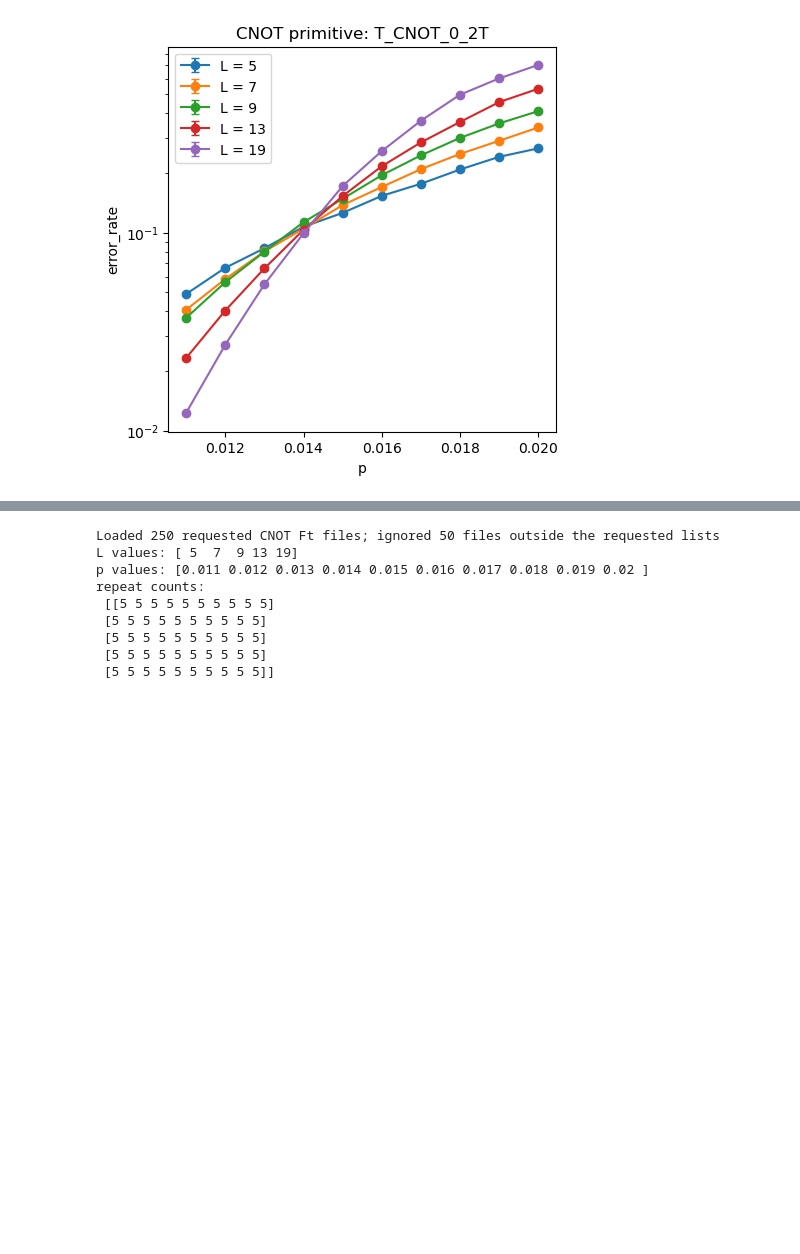
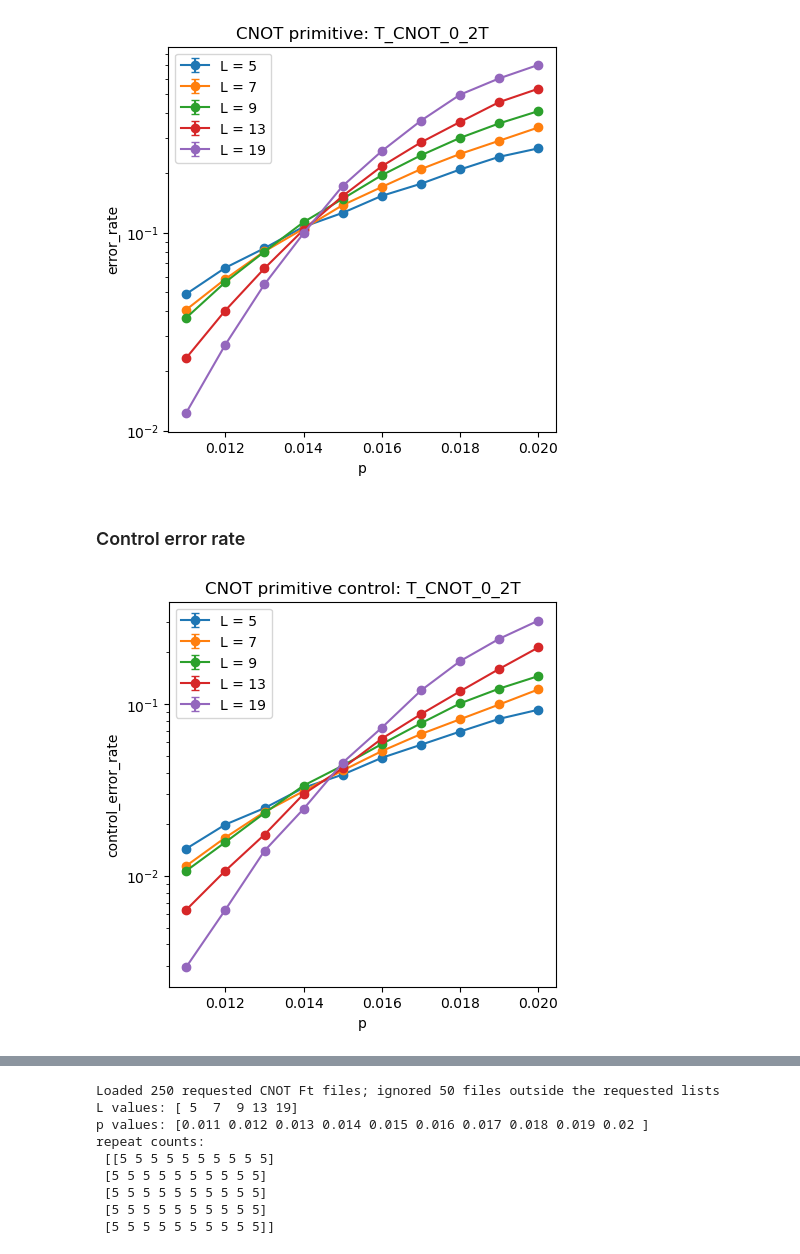
Before and after one commit to njvincent/mp-decoder, a Jupyter notebook: notebooks/cnot_primitive_analysis.ipynb, the cells around one changed output, grey strips where cells are left out. Cells and saved outputs as stored; diff of their text form; code cells hidden in the pictures; blank space fills up the shorter version.

Commit message:
Added separate error rate for control and target

```diff
--- a/notebooks/cnot_primitive_analysis.ipynb
+++ b/notebooks/cnot_primitive_analysis.ipynb
@@ -36,8 +37,10 @@ def load_cnot_ft_result(path):
         raise ValueError(f"Could not parse L/p params from {path}")
 
     ft = parse_scalar(text, "CNOT_Ft", path)
+    target_failures = parse_scalar(text, "target_logical_failures", path)
+    control_failures = parse_scalar(text, "control_logical_failures", path)
     trials = parse_scalar(text, "trials", path)
-    return int(l_match.group(1)), float(p_match.group(1)), ft, trials
+    return int(l_match.group(1)), float(p_match.group(1)), ft, target_failures, control_failures, trials
 
 all_records = [load_cnot_ft_result(path) for path in result_paths]
 L_values = expected_L_values
@@ -54,12 +57,16 @@ if not records:
 
 Ft_successes = np.zeros((len(L_values), len(p_values)))
 Ft_trials = np.zeros_like(Ft_successes)
+target_logical_failures = np.zeros_like(Ft_successes)
+control_logical_failures = np.zeros_like(Ft_successes)
 Ft_rep_count = np.zeros_like(Ft_successes, dtype=int)
 
-for cur_l, cur_p, ft, trials in records:
+for cur_l, cur_p, ft, target_failures, control_failures, trials in records:
     l_idx = np.where(L_values == cur_l)[0][0]
     p_idx = np.where(np.isclose(p_values, cur_p))[0][0]
     Ft_successes[l_idx, p_idx] += ft * trials
+    target_logical_failures[l_idx, p_idx] += target_failures
+    control_logical_failures[l_idx, p_idx] += control_failures
     Ft_trials[l_idx, p_idx] += trials
     Ft_rep_count[l_idx, p_idx] += 1
 
@@ -81,6 +88,14 @@ error_rate = 1 - Ft_mean
 error_rate_variance = np.divide(error_rate * (1 - error_rate), Ft_trials, out=np.full_like(error_rate, np.nan), where=Ft_trials > 0)
 error_rate_error = np.sqrt(error_rate_variance)
 
+target_error_rate = np.divide(target_logical_failures, Ft_trials, out=np.full_like(target_logical_failures, np.nan), where=Ft_trials > 0)
+target_error_rate_variance = np.divide(target_error_rate * (1 - target_error_rate), Ft_trials, out=np.full_like(target_error_rate, np.nan), where=Ft_trials > 0)
+target_error_rate_error = np.sqrt(target_error_rate_variance)
+
+control_error_rate = np.divide(control_logical_failures, Ft_trials, out=np.full_like(control_logical_failures, np.nan), where=Ft_trials > 0)
+control_error_rate_variance = np.divide(control_error_rate * (1 - control_error_rate), Ft_trials, out=np.full_like(control_error_rate, np.nan), where=Ft_trials > 0)
+control_error_rate_error = np.sqrt(control_error_rate_variance)
+
 p_grid, L_grid = np.meshgrid(p_values, L_values)
 fit_mask = np.isfinite(error_rate) & np.isfinite(error_rate_error) & (error_rate_error > 0)
 p = p_grid[fit_mask]
@@ -118,3 +133,18 @@ plt.legend()
 plt.show()
 # %% [output]
 [figure]
+# %% [markdown]
+### Control error rate
+# %%
+plt.figure(figsize=(5, 5))
+for l_idx, cur_l in enumerate(L_values):
+    plt.errorbar(p_values, control_error_rate[l_idx], yerr=control_error_rate_error[l_idx], fmt="o-", capsize=3, label=f"L = {cur_l}")
+
+plt.yscale("log")
+plt.xlabel("p")
+plt.ylabel("control_error_rate")
+plt.title("CNOT primitive control: T_CNOT_0_2T")
+plt.legend()
+plt.show()
+# %% [output]
+[figure, added]
```
Also changed, not shown: parts of 9 cells of this notebook.
